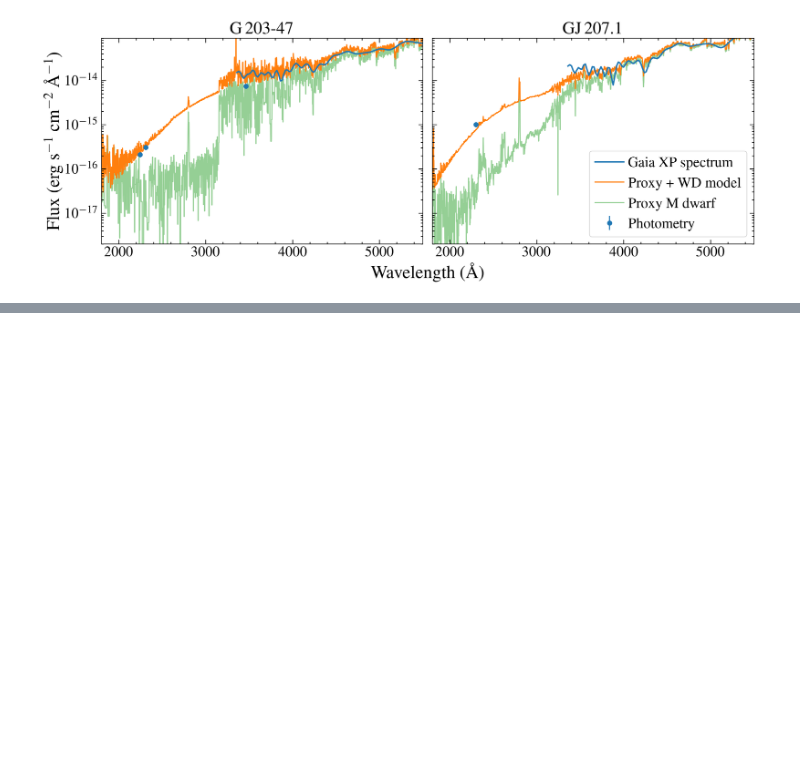
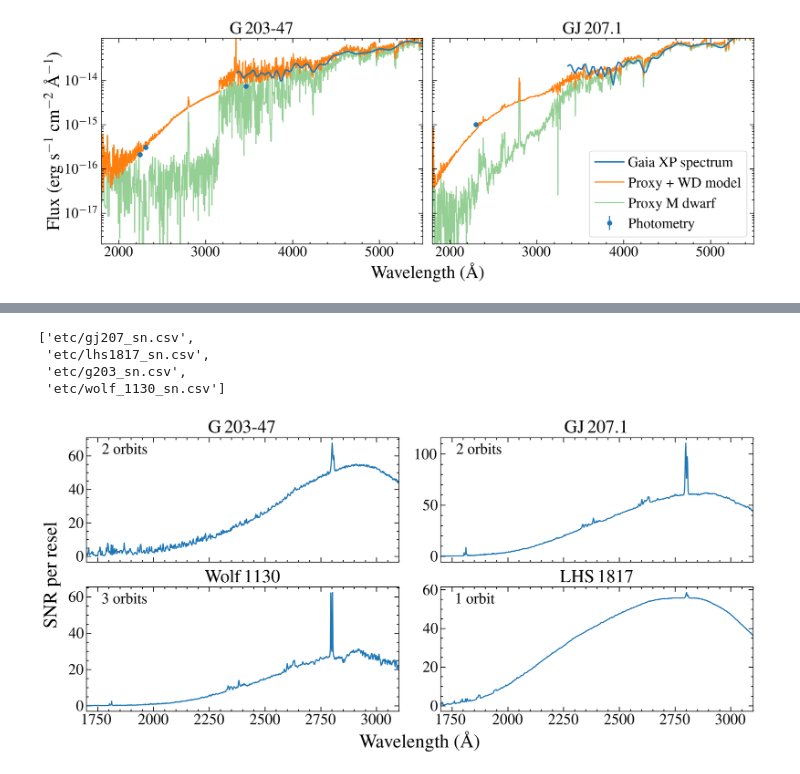
Before and after one commit to davidjwilson/gj207.1, a Jupyter notebook: proposal_plots.ipynb, the cells around one changed output, grey strips where cells are left out. Saved outputs shown, nothing was run; the diff lists cells and outputs as text; code cells hidden in the pictures; blank space fills up the shorter version.

```diff
--- a/proposal_plots.ipynb
+++ b/proposal_plots.ipynb
@@ -26,9 +33,9 @@ fig, ax = plt.subplots(ncols =2, sharex=True, figsize=(14, 5.5))
 ax[0].set_title('G\,203-47')
 ax[1].set_title('GJ\,207.1')
 
-gaia = glob.glob('data/*gaia*')
+gaia = glob.glob('data/*gaia*vot')
 # print(gaia)
-for i, spec in enumerate(gaia):
+for i, spec in enumerate(gaia[0:2]):
     # print(spec)
     data = Table.read(spec)
     mask = data['type'] == 'XP'
@@ -86,0 +203,44 @@ fig.savefig('plots/both_spec_model.pdf')
+# %%
+# sns = glob.glob('etc/*sn*')
+sns = ['etc/g203_sn.csv', 'etc/gj207_sn.csv','etc/wolf_1130_sn.csv','etc/lhs1817_sn.csv']
+# %% [output]
+['etc/gj207_sn.csv',
+ 'etc/lhs1817_sn.csv',
+ 'etc/g203_sn.csv',
+ 'etc/wolf_1130_sn.csv']
+# %%
+fig, axes = plt.subplots(ncols =2, nrows=2, sharex=True, figsize=(14, 7))
+
+etcs = ['etc/g203_sn.csv', 'etc/gj207_sn.csv','etc/wolf_1130_sn.csv','etc/lhs1817_sn.csv']
+
+orbs = [2,2,3,1]
+pl = ['s', 's', 's', '']
+
+ax = axes.flat
+
+ax[0].set_title('G\,203-47')
+ax[1].set_title('GJ\,207.1')
+ax[2].set_title('Wolf\,1130')
+ax[3].set_title('LHS\,1817')
+
+for i, etc in enumerate(etcs):
+    data = Table.read(etc)
+    w, targ, tot = data['wavelength'], data['target_counts'], data['total_counts']
+    N= (tot*0.5)**0.5
+    sn = targ/N
+    mask = sn > 0
+    ax[i].plot(w[mask], sn[mask])
+    ax[i].set_xlim(1700, 3100)
+    ax[i].annotate('{} orbit{}'.format(orbs[i],pl[i]), (0.05, 0.95), xycoords='axes fraction', ha='left', va='top')
+
+fig.add_subplot(111, frame_on=False)
+plt.tick_params(labelcolor='none', top=False, bottom=False, left=False, right=False, which='both')
+plt.xlabel('Wavelength (\AA)', size=25)
+plt.ylabel('SNR per resel', size=25, labelpad=5)
+
+plt.tight_layout()
+plt.subplots_adjust(hspace=0.2)
+
+fig.savefig('plots/sn_calcs.pdf')
+# %% [output]
+[figure, added]
```
Also changed, not shown: parts of 6 cells of this notebook, 6 other files.
